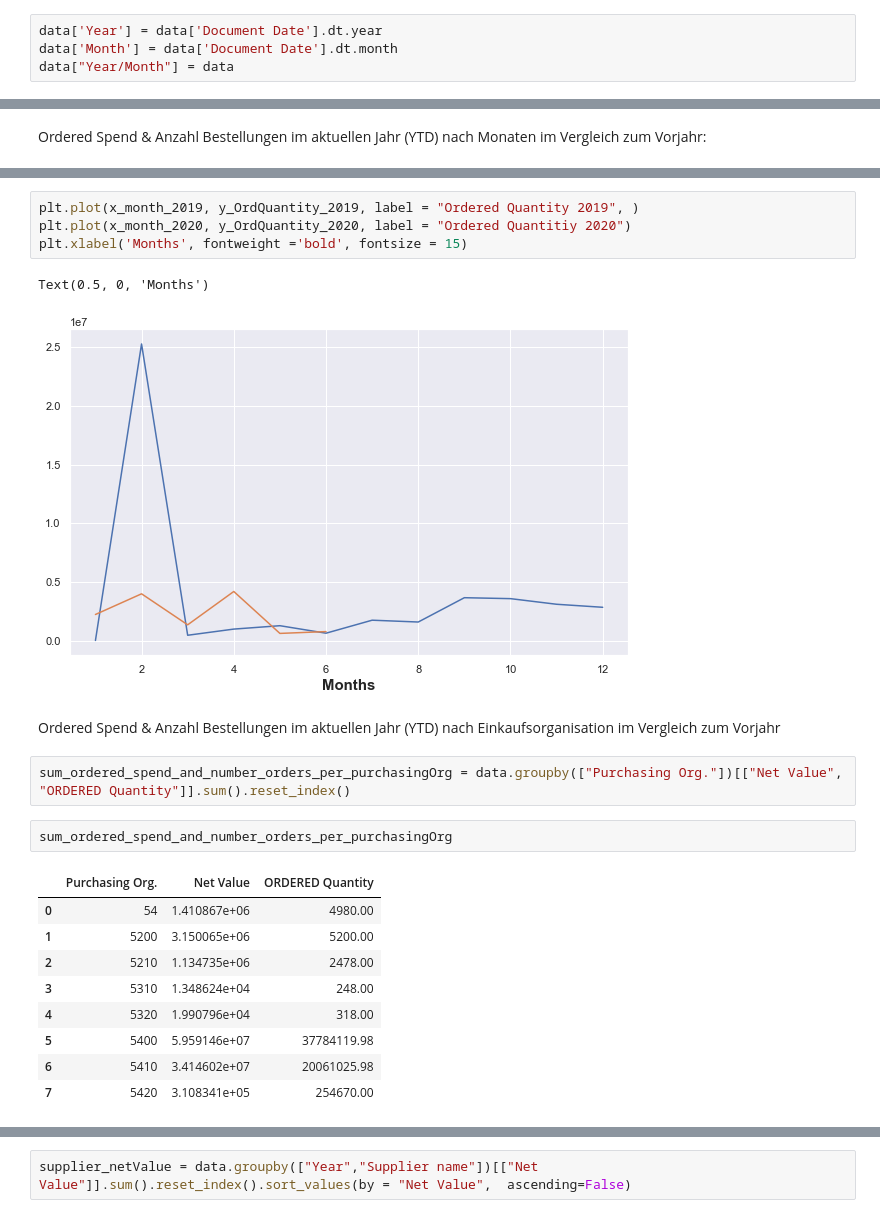
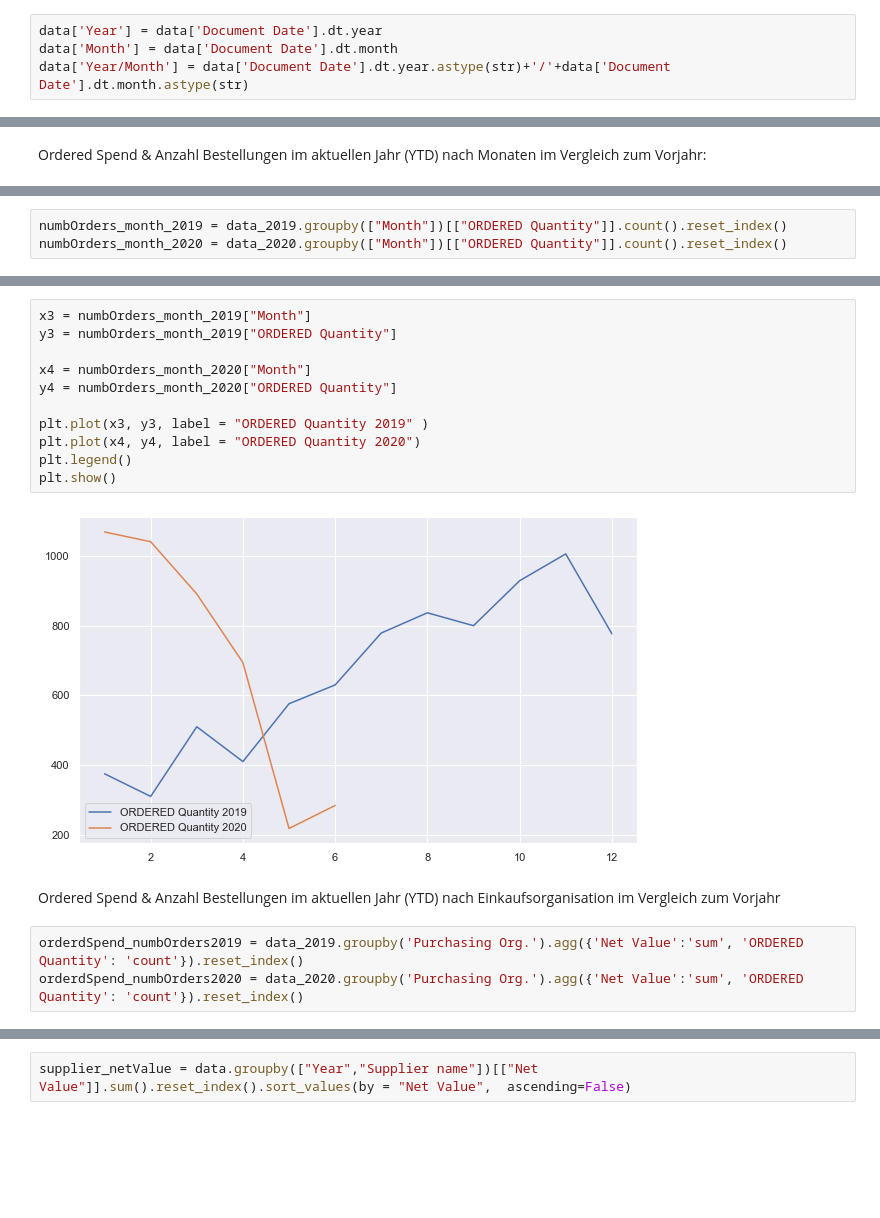
Before and after one commit to zabi-salehi/Data_Visualization, a Jupyter notebook: visualisation.ipynb, the cells around one changed output, grey strips where cells are left out. Cells and saved outputs as stored; diff of their text form; blank space fills up the shorter version.

Commit message:
editet/corrected some visualisations

```diff
--- a/visualisation.ipynb
+++ b/visualisation.ipynb
@@ -54,4 +55,4 @@ data.head()
 # %%
 data['Year'] = data['Document Date'].dt.year
 data['Month'] = data['Document Date'].dt.month
-data["Year/Month"] = data
+data['Year/Month'] = data['Document Date'].dt.year.astype(str)+'/'+data['Document Date'].dt.month.astype(str)
@@ -106,0 +125,3 @@ sum_ordered_spend_and_number_orders_per_month_2020 = sum_ordered_spend_and_numbe
+# %%
+numbOrders_month_2019 = data_2019.groupby(["Month"])[["ORDERED Quantity"]].count().reset_index()
+numbOrders_month_2020 = data_2020.groupby(["Month"])[["ORDERED Quantity"]].count().reset_index()
@@ -124,27 +172,22 @@ plt.legend()
 plt.show()
 # %% [output]
 [figure]
-# %%
-plt.plot(x_month_2019, y_OrdQuantity_2019, label = "Ordered Quantity 2019", )
-plt.plot(x_month_2020, y_OrdQuantity_2020, label = "Ordered Quantitiy 2020")
-plt.xlabel('Months', fontweight ='bold', fontsize = 15)
-# %% [output]
-Text(0.5, 0, 'Months')
-[figure, removed]
+# %%
+x3 = numbOrders_month_2019["Month"]
+y3 = numbOrders_month_2019["ORDERED Quantity"]
+
+x4 = numbOrders_month_2020["Month"]
+y4 = numbOrders_month_2020["ORDERED Quantity"]
+
+plt.plot(x3, y3, label = "ORDERED Quantity 2019" )
+plt.plot(x4, y4, label = "ORDERED Quantity 2020")
+plt.legend()
+plt.show()
+# %% [output]
+[figure, added]
 # %% [markdown]
 Ordered Spend & Anzahl Bestellungen im aktuellen Jahr (YTD) nach
 Einkaufsorganisation im Vergleich zum Vorjahr
 # %%
-sum_ordered_spend_and_number_orders_per_purchasingOrg = data.groupby(["Purchasing Org."])[["Net Value", "ORDERED Quantity"]].sum().reset_index()
+orderdSpend_numbOrders2019 = data_2019.groupby('Purchasing Org.').agg({'Net Value':'sum', 'ORDERED Quantity': 'count'}).reset_index()
+orderdSpend_numbOrders2020 = data_2020.groupby('Purchasing Org.').agg({'Net Value':'sum', 'ORDERED Quantity': 'count'}).reset_index()
-# %%
-sum_ordered_spend_and_number_orders_per_purchasingOrg
-# %% [output]
-|  | Purchasing Org. | Net Value | ORDERED Quantity |
-| 0 | 54 | 1.410867e+06 | 4980.00 |
-| 1 | 5200 | 3.150065e+06 | 5200.00 |
-| 2 | 5210 | 1.134735e+06 | 2478.00 |
-| 3 | 5310 | 1.348624e+04 | 248.00 |
-| 4 | 5320 | 1.990796e+04 | 318.00 |
-| 5 | 5400 | 5.959146e+07 | 37784119.98 |
-| 6 | 5410 | 3.414602e+07 | 20061025.98 |
-| 7 | 5420 | 3.108341e+05 | 254670.00 |
```
Also changed, not shown: parts of 29 cells of this notebook.
